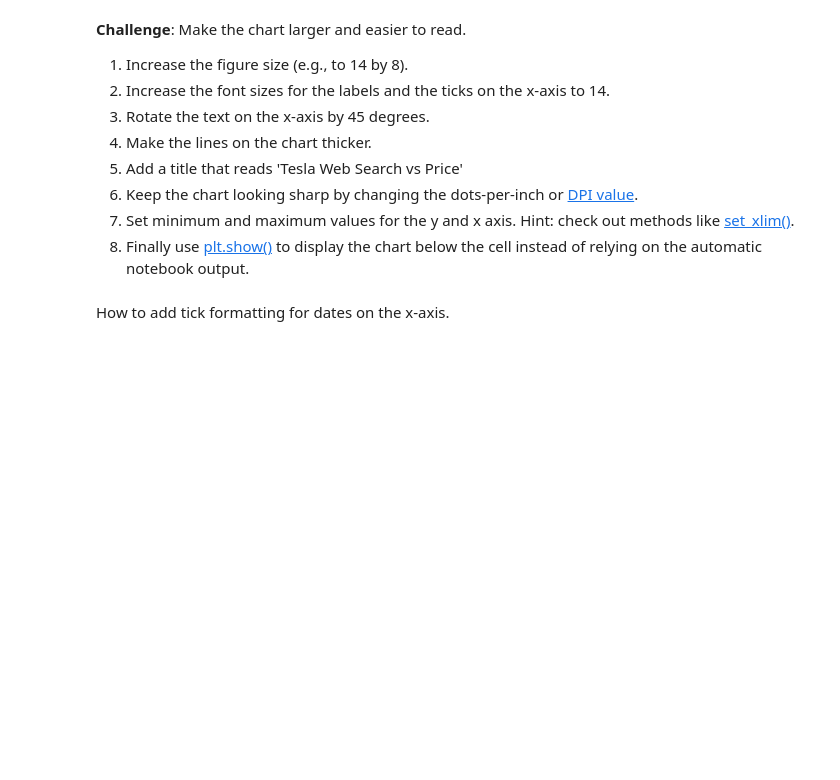
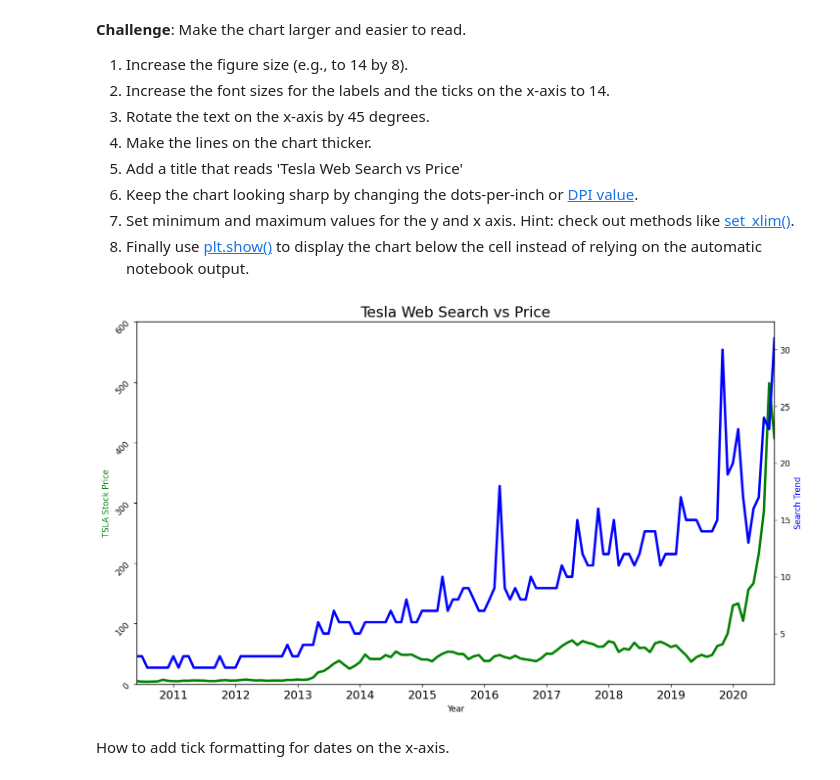
Before and after one commit to Witalka-Shelby/Python-100-Days, a Jupyter notebook: day 74/Google Trends and Data Visualisation (start).ipynb, the cells around one changed output. Cells and saved outputs as stored; diff of their text form; code cells hidden in the pictures; blank space fills up the shorter version.

```diff
--- a/day 74/Google Trends and Data Visualisation (start).ipynb
+++ b/day 74/Google Trends and Data Visualisation (start).ipynb
@@ -216,6 +247,29 @@ Hint: you can colour both the [axis labels](https://matplotlib.org/3.3.2/api/tex
 6. Keep the chart looking sharp by changing the dots-per-inch or [DPI value](https://matplotlib.org/3.1.1/api/_as_gen/matplotlib.pyplot.figure.html).
 7. Set minimum and maximum values for the y and x axis. Hint: check out methods like [set_xlim()](https://matplotlib.org/3.1.1/api/_as_gen/matplotlib.axes.Axes.set_xlim.html).
 8. Finally use [plt.show()](https://matplotlib.org/3.2.1/api/_as_gen/matplotlib.pyplot.show.html) to display the chart below the cell instead of relying on the automatic notebook output.
+# %%
+plt.figure(figsize=(14, 8), dpi=120)
+plt.title("Tesla Web Search vs Price", fontsize=18)
+plt.xticks(fontsize=14)
+plt.yticks(rotation=45)
+
+ax1 = plt.gca() # get current axes
+ax2 = ax1.twinx()
+
+
+ax1.set_xlabel("Year")
+ax1.set_ylabel("TSLA Stock Price", color="green")
+ax2.set_ylabel("Search Trend", color="blue")
+
+ax1.set_ylim([0, 600])
+ax1.set_xlim([df_tesla.MONTH.min(), df_tesla.MONTH.max()])
+
+ax1.plot(df_tesla["MONTH"].values, df_tesla["TSLA_USD_CLOSE"].values, color="g", linewidth=3)
+ax2.plot(df_tesla["MONTH"].values, df_tesla["TSLA_WEB_SEARCH"].values, color="b", linewidth=3)
+
+plt.show()
+# %% [output]
+[figure, added]
 # %% [markdown]
 How to add tick formatting for dates on the x-axis.
 # %% [markdown]
```
Also changed, not shown: parts of 3 cells of this notebook.
